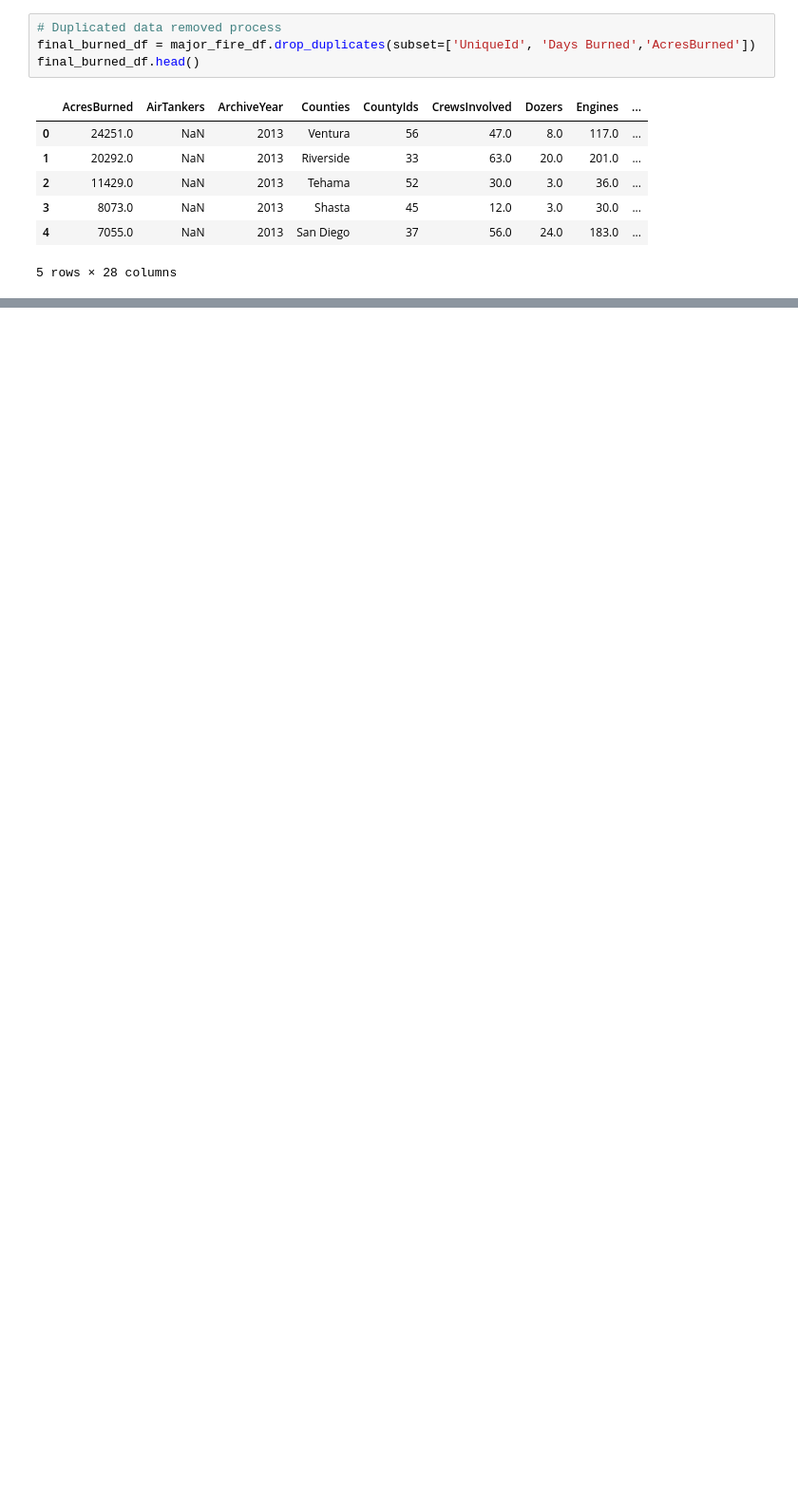
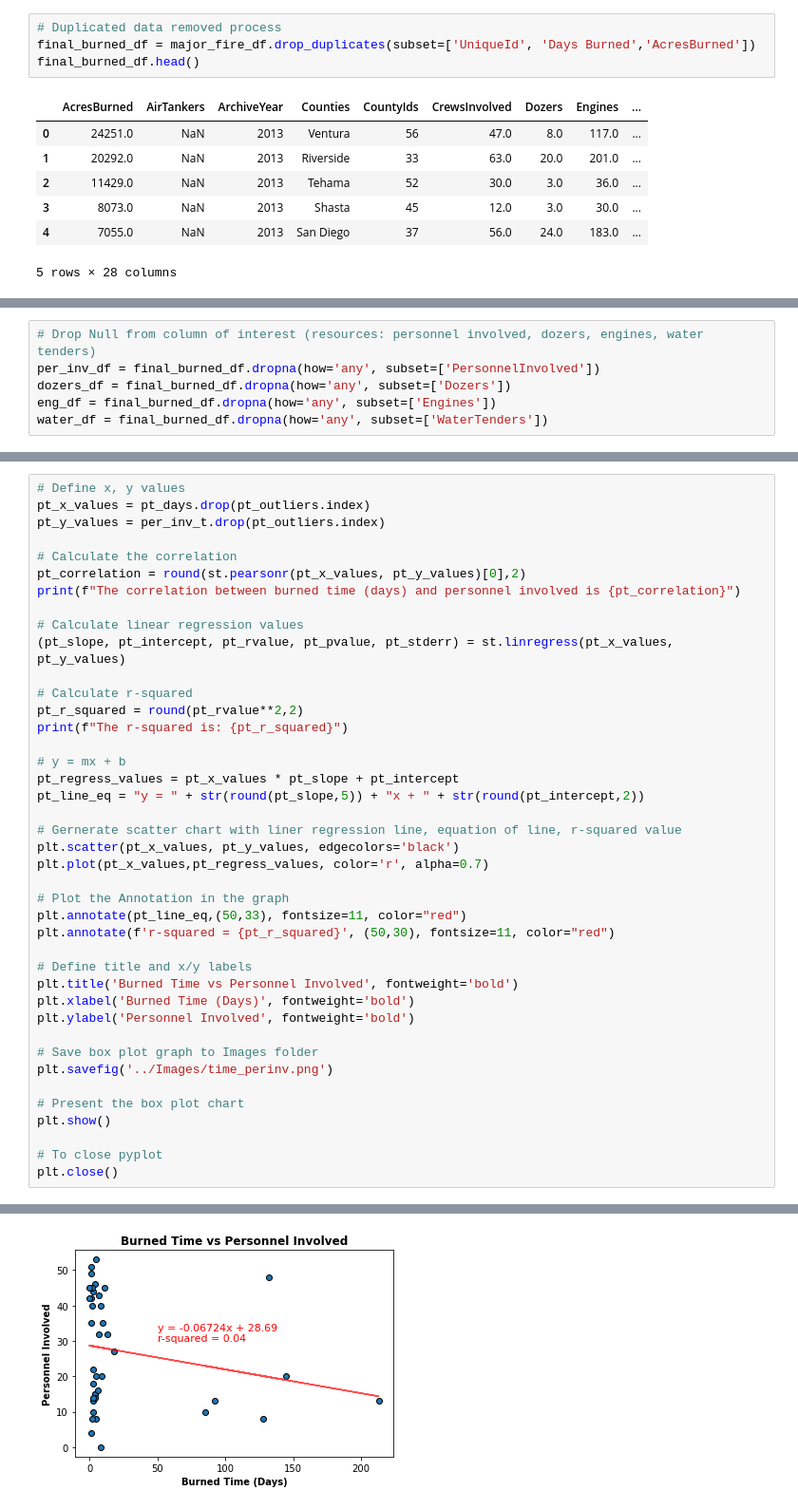
Before and after one commit to jump8621/data-project-I, a Jupyter notebook: ab/correlation/correlation.ipynb, the cells around one changed output, grey strips where cells are left out. Shown at 95% size. Cells and saved outputs as stored; diff of their text form; blank space fills up the shorter version.

```diff
--- a/ab/correlation/correlation.ipynb
+++ b/ab/correlation/correlation.ipynb
@@ -51,0 +36,6 @@ final_burned_df.head()
+# %%
+# Drop Null from column of interest (resources: personnel involved, dozers, engines, water tenders)
+per_inv_df = final_burned_df.dropna(how='any', subset=['PersonnelInvolved'])
+dozers_df = final_burned_df.dropna(how='any', subset=['Dozers'])
+eng_df = final_burned_df.dropna(how='any', subset=['Engines'])
+water_df = final_burned_df.dropna(how='any', subset=['WaterTenders'])
@@ -125,0 +155,42 @@ The r-squared is: 0.0
+# %%
+# Define x, y values
+pt_x_values = pt_days.drop(pt_outliers.index)
+pt_y_values = per_inv_t.drop(pt_outliers.index)
+
+# Calculate the correlation
+pt_correlation = round(st.pearsonr(pt_x_values, pt_y_values)[0],2)
+print(f"The correlation between burned time (days) and personnel involved is {pt_correlation}")
+
+# Calculate linear regression values
+(pt_slope, pt_intercept, pt_rvalue, pt_pvalue, pt_stderr) = st.linregress(pt_x_values, pt_y_values)
+
+# Calculate r-squared
+pt_r_squared = round(pt_rvalue**2,2)
+print(f"The r-squared is: {pt_r_squared}")
+
+# y = mx + b
+pt_regress_values = pt_x_values * pt_slope + pt_intercept
+pt_line_eq = "y = " + str(round(pt_slope,5)) + "x + " + str(round(pt_intercept,2))
+
+# Gernerate scatter chart with liner regression line, equation of line, r-squared value
+plt.scatter(pt_x_values, pt_y_values, edgecolors='black')
+plt.plot(pt_x_values,pt_regress_values, color='r', alpha=0.7)
+
+# Plot the Annotation in the graph
+plt.annotate(pt_line_eq,(50,33), fontsize=11, color="red")
+plt.annotate(f'r-squared = {pt_r_squared}', (50,30), fontsize=11, color="red")
+
+# Define title and x/y labels
+plt.title('Burned Time vs Personnel Involved', fontweight='bold')
+plt.xlabel('Burned Time (Days)', fontweight='bold')
+plt.ylabel('Personnel Involved', fontweight='bold')
+
+# Save box plot graph to Images folder
+plt.savefig('../Images/time_perinv.png')
+
+# Present the box plot chart
+plt.show()
+
+# To close pyplot
+plt.close()
+# %% [output]
@@ -125,0 +199 @@ The r-squared is: 0.0
+[figure, added]
```
Also changed, not shown: parts of 29 cells of this notebook, 7 other files.
